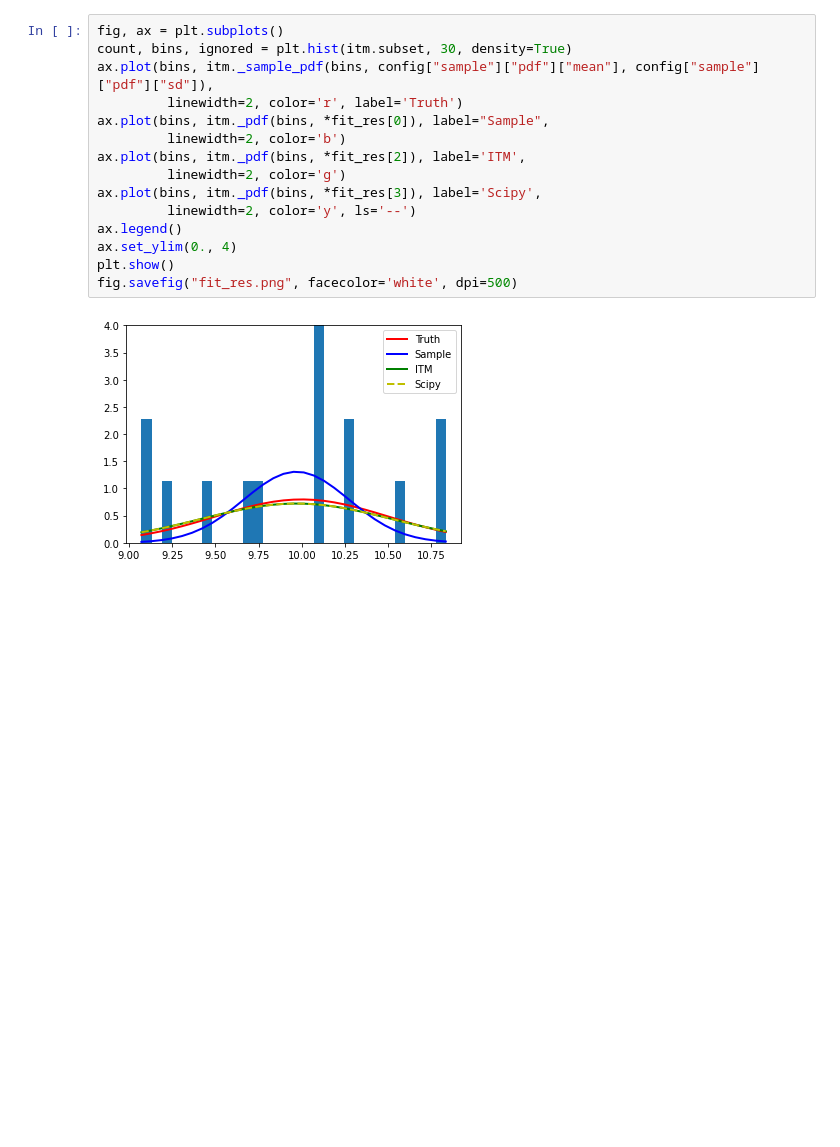
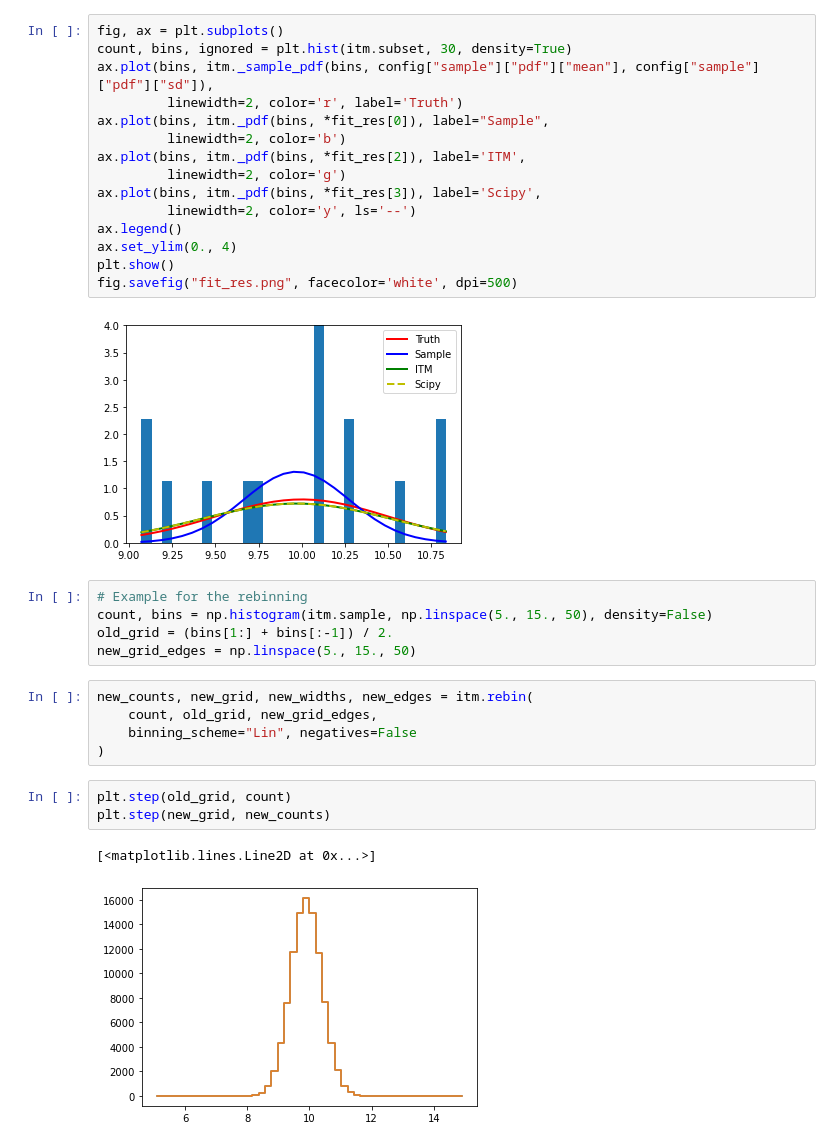
Before and after one commit to MeighenBergerS/inthemoment, a Jupyter notebook: examples/example.ipynb, the cells around one changed output. Saved outputs shown, nothing was run; the diff lists cells and outputs as text; blank space fills up the shorter version.

Commit message:
Added rebinning function

```diff
--- a/examples/example.ipynb
+++ b/examples/example.ipynb
@@ -62,3 +65,19 @@ plt.show()
 fig.savefig("fit_res.png", facecolor='white', dpi=500)
 # %% [output]
 [figure]
+# %%
+# Example for the rebinning
+count, bins = np.histogram(itm.sample, np.linspace(5., 15., 50), density=False)
+old_grid = (bins[1:] + bins[:-1]) / 2.
+new_grid_edges = np.linspace(5., 15., 50)
+# %%
+new_counts, new_grid, new_widths, new_edges = itm.rebin(
+    count, old_grid, new_grid_edges,
+    binning_scheme="Lin", negatives=False
+)
+# %%
+plt.step(old_grid, count)
+plt.step(new_grid, new_counts)
+# %% [output]
+[<matplotlib.lines.Line2D at 0x...>]
+[figure, added]
```
Also changed, not shown: parts of 2 cells of this notebook, 2 other files.
